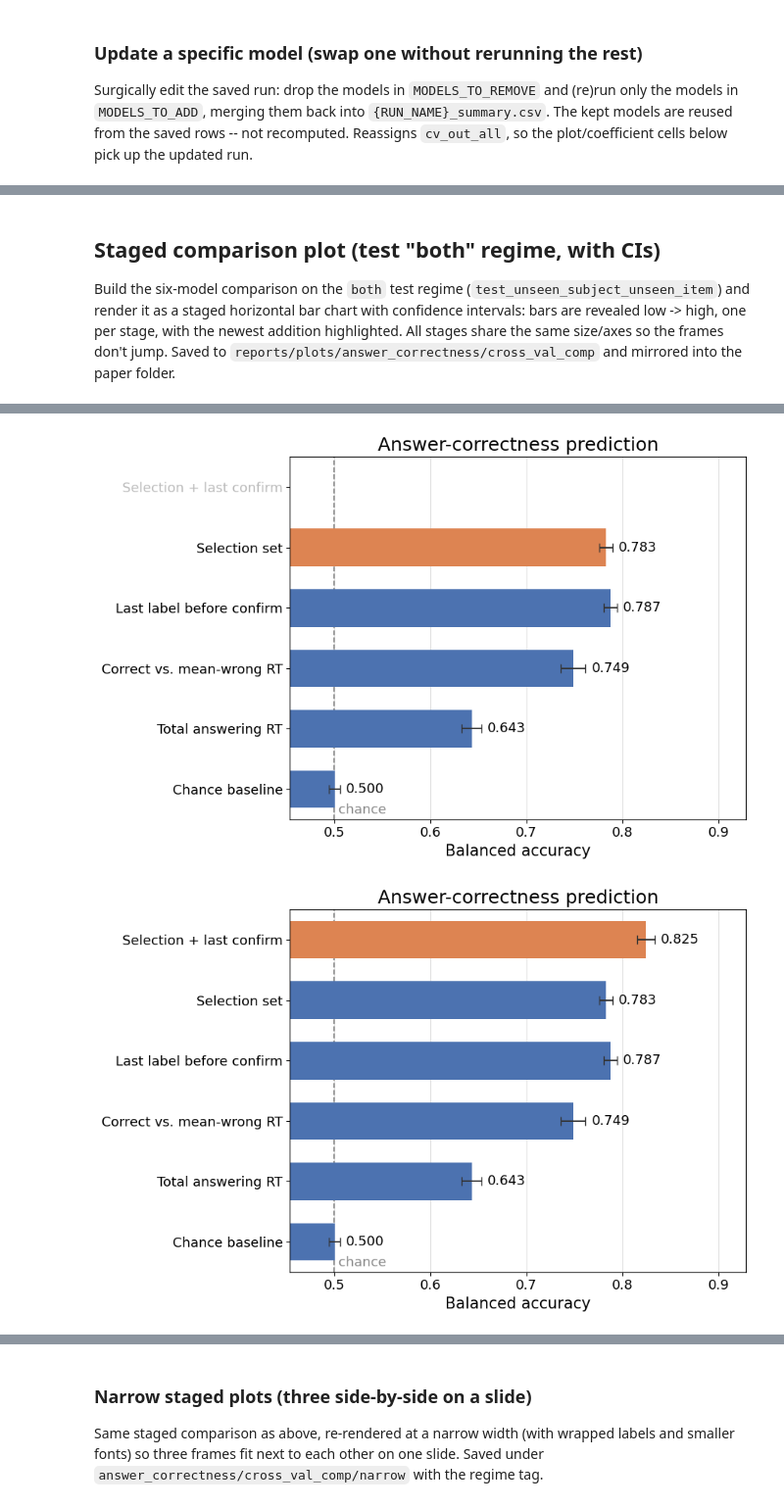
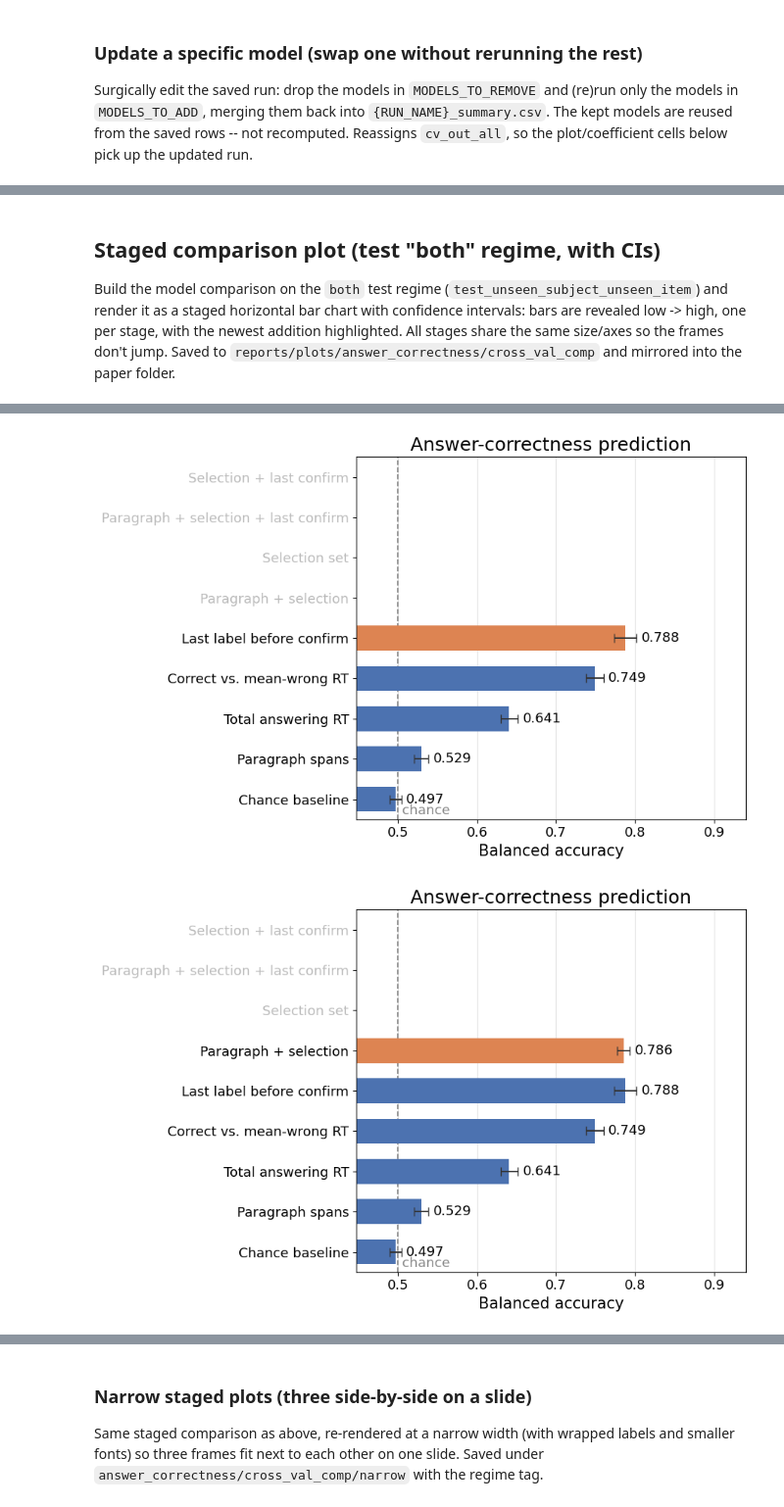
Before and after one commit to Mormorfor/QA_eyetracking, a Jupyter notebook: notebooks/answer_corr_prediction.ipynb, the cells around one changed output, grey strips where cells are left out. Shown at 98% size. Drawn from its saved outputs; the diff is of its cells as text; code cells hidden in the pictures.

Commit message:
more text fixes, paragraph based features runs

```diff
--- a/notebooks/answer_corr_prediction.ipynb
+++ b/notebooks/answer_corr_prediction.ipynb
@@ -559,7 +521,14 @@ from predictive_modeling.answer_correctness.cross_validation import update_combi
 # MODELS_TO_REMOVE = ["total_answering_RT"]             # old model name(s) to drop
 # MODELS_TO_ADD    = ["total_answering_RT_normalized"]  # feature-set name(s) to (re)run
 MODELS_TO_REMOVE = []             # old model name(s) to drop
-MODELS_TO_ADD    = []  # feature-set name(s) to (re)run
+# The three paragraph-span sets: merged into the saved six-model run without
+# recomputing it. Re-running them is idempotent (added models replace their old
+# rows), so leaving them here is harmless; empty the list once they are in.
+MODELS_TO_ADD    = [
+    "paragraph_based",
+    "paragraph_plus_select_1",
+    "paragraph_plus_select_1_last_confirm",
+]  # feature-set name(s) to (re)run
 
 # Builders for the added models. These are logreg; for a dummy use
 # TrialLevelDummyModel() with an empty feature list instead.
@@ -578,6 +547,7 @@ cv_out_all = update_combined_cv_run(
     n_folds=10,
     df_participant_col=Con.PARTICIPANT_ID,
     df_text_col=Con.TEXT_ID_COLUMN,
+    trial_df=cv_trial_df,   # same prebuilt table as the run above, so merged rows stay comparable
     save=True,
 )
 display(cv_out_all.summary_overall_df)
@@ -596,7 +554,7 @@ Models in updated run: ['correct_mean_wrong_RT', 'dummy_class_prior', 'last_conf
 # %% [markdown]
 ## Staged comparison plot (test "both" regime, with CIs)
 
-Build the six-model comparison on the `both` test regime
+Build the model comparison on the `both` test regime
 (`test_unseen_subject_unseen_item`) and render it as a staged horizontal bar
 chart with confidence intervals: bars are revealed low -> high, one per stage,
 with the newest addition highlighted. All stages share the same size/axes so the
@@ -607,10 +565,10 @@ from predictive_modeling.answer_correctness.cross_validation import build_cv_mod
 from predictive_modeling.answer_correctness.answer_correctness_viz import plot_cv_model_comparison_staged
 
 # Evaluation regime: "both" = unseen subject x unseen item, on the test split.
-REGIME = "test_seen_subject_unseen_item"
-REGIME_TAG = "new_item_test"   # short tag included in saved file names (not shown on the plot)
+REGIME = "test_unseen_subject_seen_item"
+REGIME_TAG = "new_participant_test"   # short tag included in saved file names (not shown on the plot)
 
-# Six-model comparison on the chosen regime.
+# Model comparison on the chosen regime (one bar per model in the saved run).
 comparison_df = build_cv_model_comparison_df(
     cv_out_all,
     regime=REGIME,
@@ -627,6 +585,9 @@ label_map = {
     "last_confirm_compact": "Last label before confirm",
     "select_1": "Selection set",
     "select_1_plus_last_confirm": "Selection + last confirm",
+    "paragraph_based": "Paragraph spans",
+    "paragraph_plus_select_1": "Paragraph + selection",
+    "paragraph_plus_select_1_last_confirm": "Paragraph + selection + last confirm",
 }
 
 staged = plot_cv_model_comparison_staged(
@@ -651,7 +612,7 @@ staged = plot_cv_model_comparison_staged(
     xlabel_fontsize=15,
     tick_fontsize=13,
     value_fontsize=13,
-    # save 6 stages -> reports/plots + paper folder (regime tag goes in the filename)
+    # one stage per model -> reports/plots + paper folder (regime tag goes in the filename)
     save=True,
     rel_dir="answer_correctness/cross_val_comp",
     filename="cross_val_comparison",
@@ -692,2 +662,2 @@ Saved stages:
-[figure, old version]
+[figure, new version]
-[figure, old version]
+[figure, new version]
```
Also changed, not shown: parts of 10 cells of this notebook, 33 other files.
